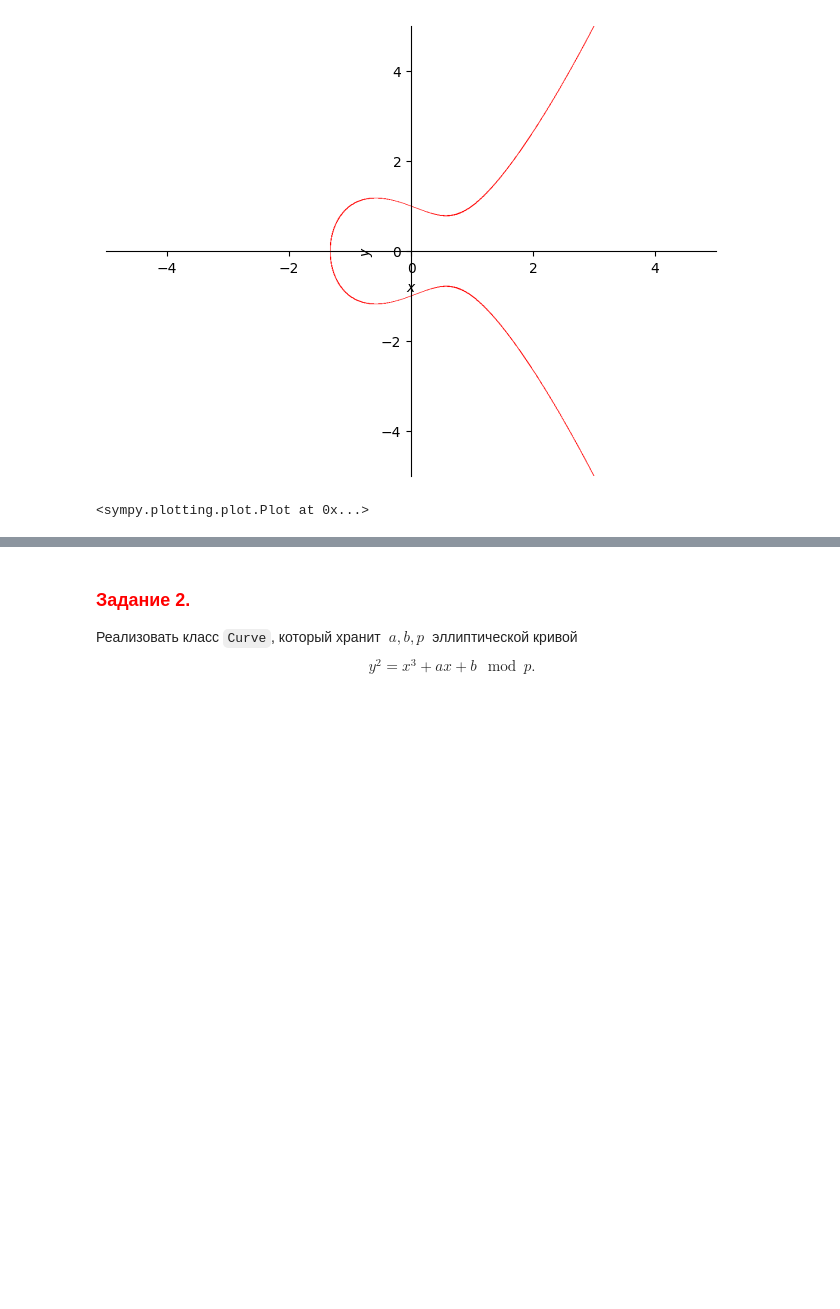
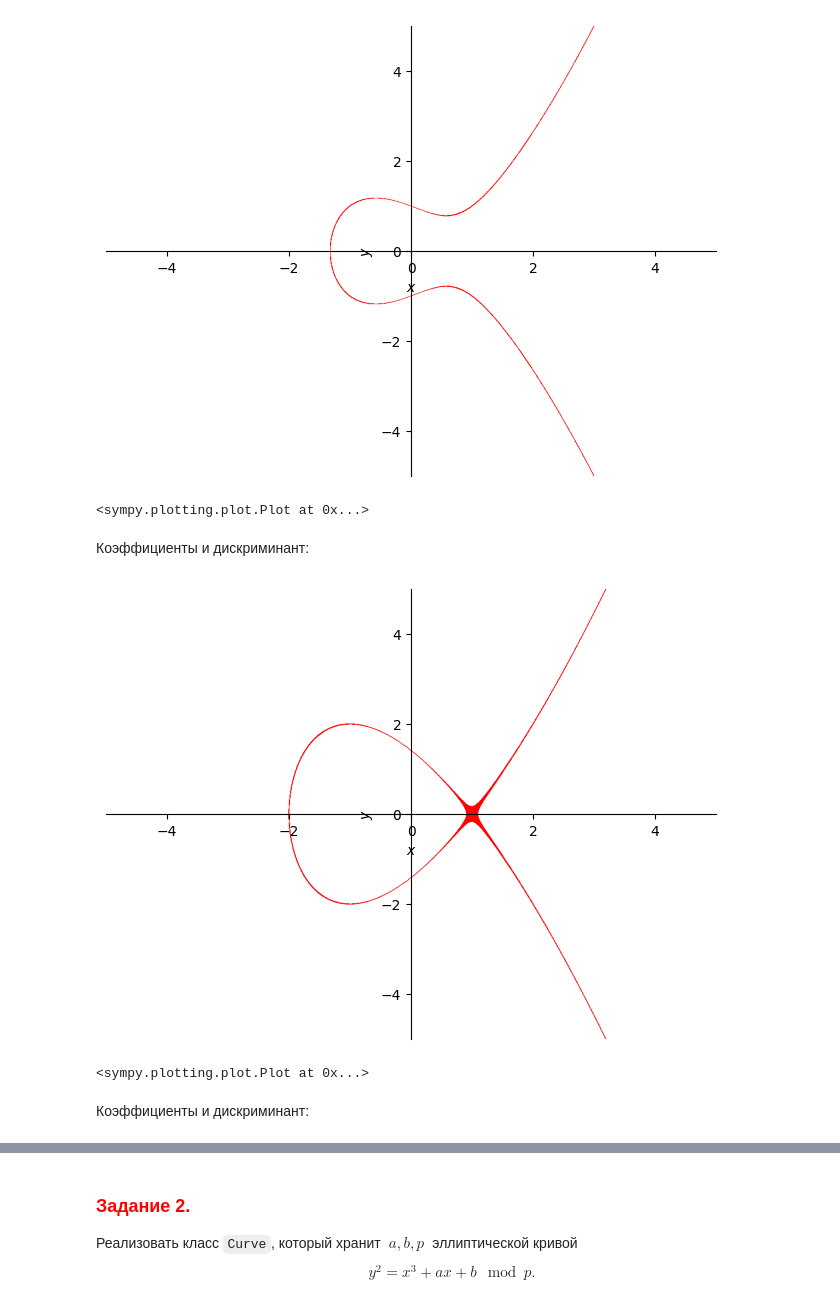
Before and after one commit to anshpak/crypto, a Jupyter notebook: Shpak2Lb03.ipynb, the cells around one changed output, grey strips where cells are left out. Drawn from its saved outputs; the diff is of its cells as text; code cells hidden in the pictures; blank space fills up the shorter version.

```diff
--- a/Shpak2Lb03.ipynb
+++ b/Shpak2Lb03.ipynb
@@ -30,3 +35,17 @@ smp.plot_implicit(smp.Eq(x ** 3 + a * x + b - y ** 2, 0), line_color='red')
 # %% [output]
 [figure]
 <sympy.plotting.plot.Plot at 0x...>
+# %% [markdown]
+Коэффициенты и дискриминант:
+# %%
+a = -3
+b = 2
+D = 27 * b ** 2 + 4 * a ** 3
+# %%
+smp.var('x y')
+smp.plot_implicit(smp.Eq(x ** 3 + a * x + b - y ** 2, 0), line_color='red')
+# %% [output]
+[figure, added]
+<sympy.plotting.plot.Plot at 0x...>
+# %% [markdown]
+Коэффициенты и дискриминант:
```
Also changed, not shown: parts of 52 cells of this notebook.
